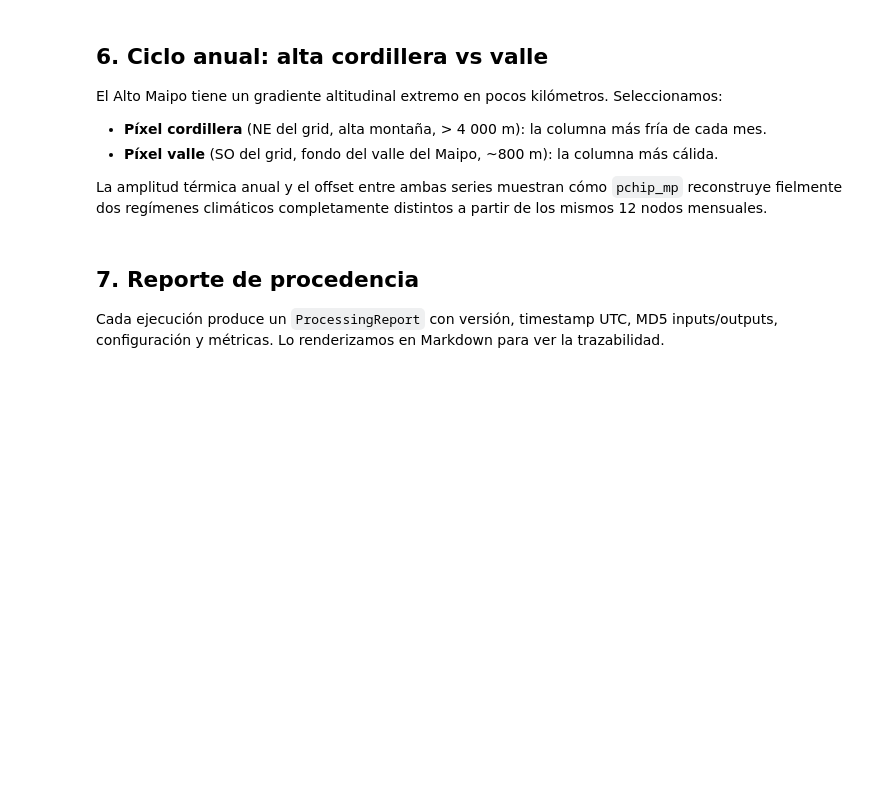
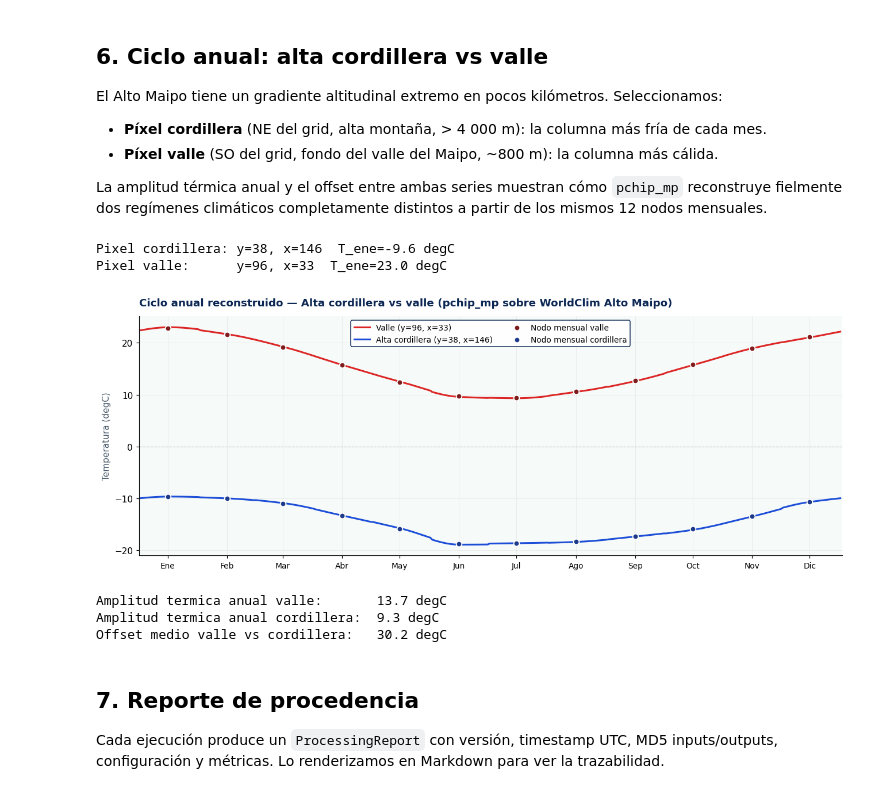
Before and after one commit to djwillichile/tempify, a Jupyter notebook: docs/tutorials/02-real-worldclim-maipo.ipynb, the cells around one changed output. Cells and saved outputs as stored; diff of their text form; code cells hidden in the pictures; blank space fills up the shorter version.

```diff
--- a/docs/tutorials/02-real-worldclim-maipo.ipynb
+++ b/docs/tutorials/02-real-worldclim-maipo.ipynb
@@ -232,34 +231,41 @@ print(f"Pixel valle:      y={iy_warm}, x={ix_warm}  T_ene={jan[iy_warm, ix_warm]
 
 fig, ax = plt.subplots(figsize=(12, 4.6), dpi=110)
 fig.patch.set_facecolor("#ffffff")
 ax.set_facecolor("#f6faf8")
 doy_all = np.arange(1, daily.sizes["time"] + 1)
 ax.plot(doy_all, series_warm, color="#dc2626", linewidth=2.0, label=f"Valle (y={iy_warm}, x={ix_warm})", zorder=3)
 ax.plot(doy_all, series_cold, color="#1d4ed8", linewidth=2.0, label=f"Alta cordillera (y={iy_cold}, x={ix_cold})", zorder=3)
 ax.scatter(month_doy, month_warm, color="#7f1d1d", s=40, edgecolors="white", linewidth=1.2, zorder=4, label="Nodo mensual valle")
 ax.scatter(month_doy, month_cold, color="#1e3a8a", s=40, edgecolors="white", linewidth=1.2, zorder=4, label="Nodo mensual cordillera")
 
 ax.set_xlim(0, daily.sizes["time"] + 1)
 ax.set_xticks([int(_dt.date(2024, m, 15).timetuple().tm_yday) for m in range(1, 13)])
 ax.set_xticklabels(["Ene", "Feb", "Mar", "Abr", "May", "Jun",
                     "Jul", "Ago", "Sep", "Oct", "Nov", "Dic"], fontsize=9)
 ax.axhline(0, color="#94a3b8", linewidth=0.8, linestyle="--", alpha=0.5)
 ax.set_ylabel("Temperatura (degC)", color="#4a5b6b", fontsize=10)
 ax.set_title(
     "Ciclo anual reconstruido — Alta cordillera vs valle (pchip_mp sobre WorldClim Alto Maipo)",
     color="#0d2854", fontsize=12, fontweight="bold", pad=12, loc="left",
 )
 ax.grid(True, alpha=0.18, linewidth=0.6)
 ax.spines["top"].set_visible(False)
 ax.spines["right"].set_visible(False)
-ax.legend(loc="upper right", framealpha=0.95, fontsize=9, edgecolor="#0d2854", ncol=2)
+ax.legend(loc="upper center", framealpha=0.95, fontsize=9, edgecolor="#0d2854", ncol=2)
 plt.tight_layout()
 plt.show()
 
 print()
 print(f"Amplitud termica anual valle:       {series_warm.max() - series_warm.min():.1f} degC")
 print(f"Amplitud termica anual cordillera:  {series_cold.max() - series_cold.min():.1f} degC")
 print(f"Offset medio valle vs cordillera:   {series_warm.mean() - series_cold.mean():.1f} degC")
+# %% [output]
+Pixel cordillera: y=38, x=146  T_ene=-9.6 degC
+Pixel valle:      y=96, x=33  T_ene=23.0 degC
+[figure, added]
+Amplitud termica anual valle:       13.7 degC
+Amplitud termica anual cordillera:  9.3 degC
+Offset medio valle vs cordillera:   30.2 degC
 # %% [markdown]
 ## 7. Reporte de procedencia
 
```
Also changed, not shown: parts of 5 cells of this notebook.
